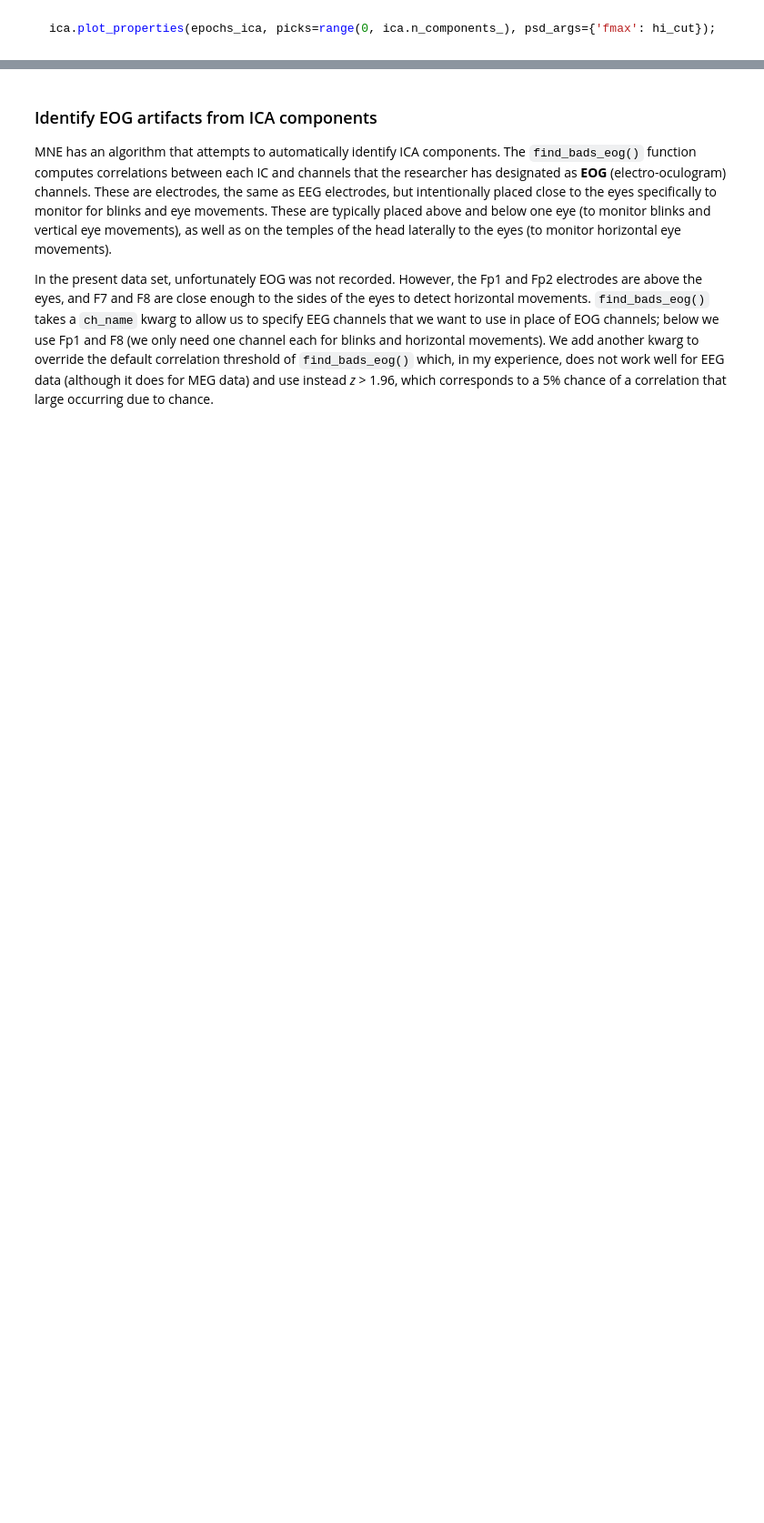
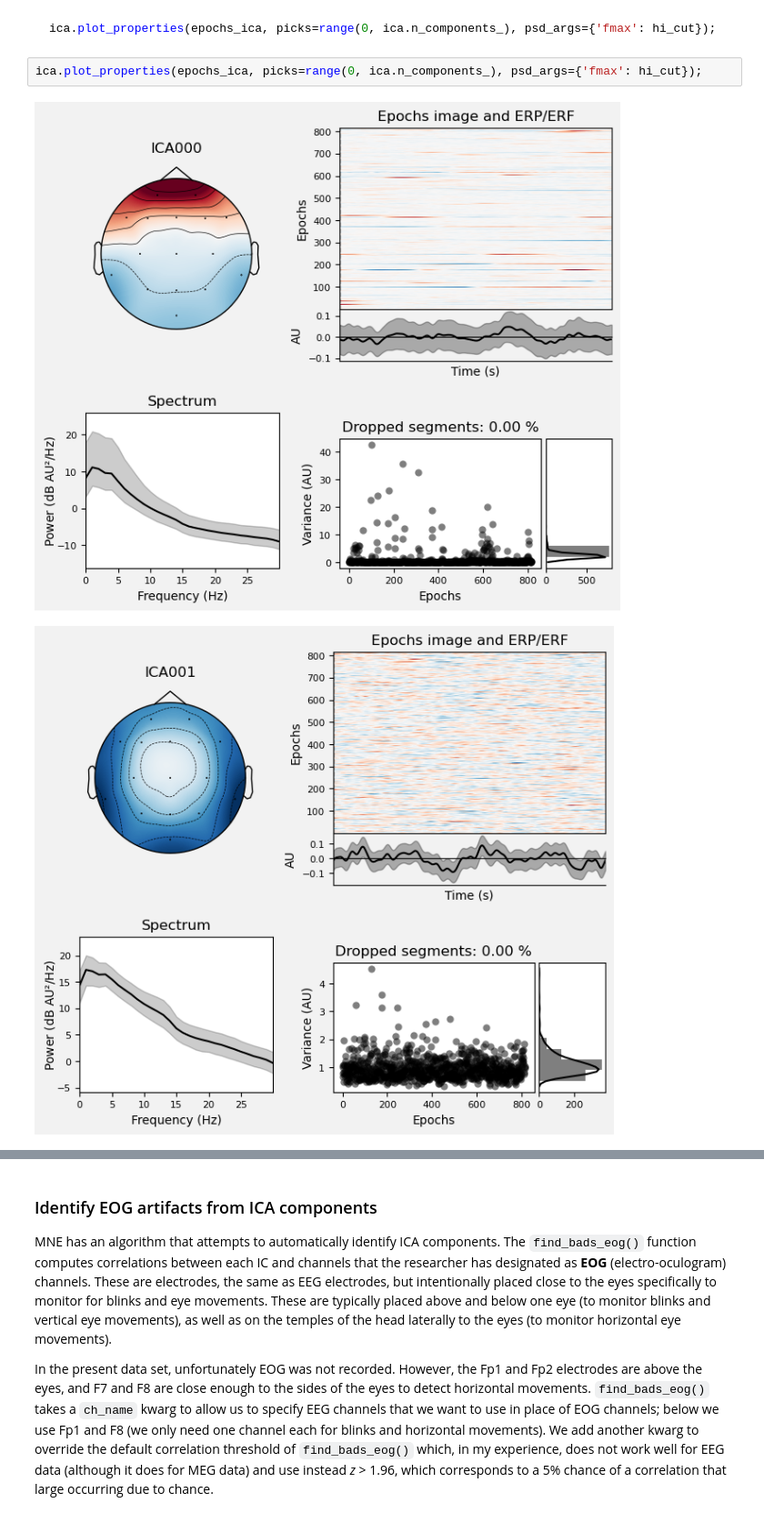
Before and after one commit to stochastic-bean/NDSCH7-Working-with-EEG-data, a Jupyter notebook: 3 - erp_artifacts.ipynb, the cells around one changed output, grey strips where cells are left out. Shown at 91% size. Saved outputs shown, nothing was run; the diff lists cells and outputs as text; blank space fills up the shorter version.

```diff
--- a/3 - erp_artifacts.ipynb
+++ b/3 - erp_artifacts.ipynb
@@ -196,3 +253,8 @@ Fortunately, as we'll see below, we don't necessarily need to make subjective ju
 ~~~python
 ica.plot_properties(epochs_ica, picks=range(0, ica.n_components_), psd_args={'fmax': hi_cut});
 ~~~
+# %%
+ica.plot_properties(epochs_ica, picks=range(0, ica.n_components_), psd_args={'fmax': hi_cut});
+# %% [output]
+[figure, added]
+[figure, added]
```
Also changed, not shown: parts of 7 cells of this notebook, 1 other file.
